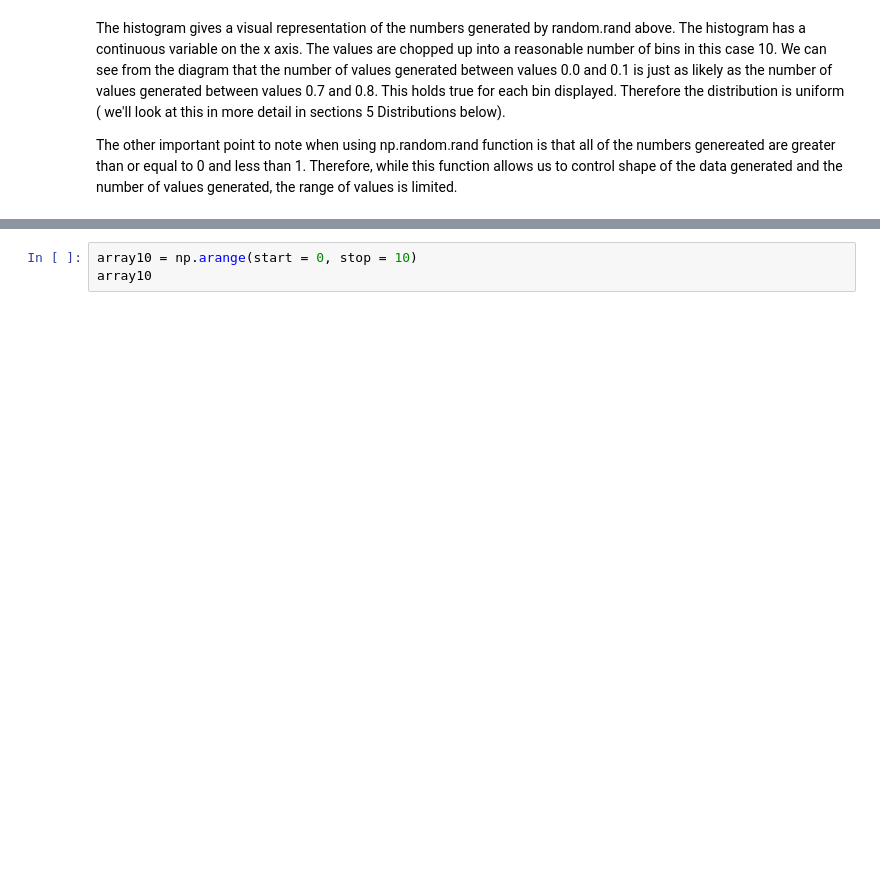
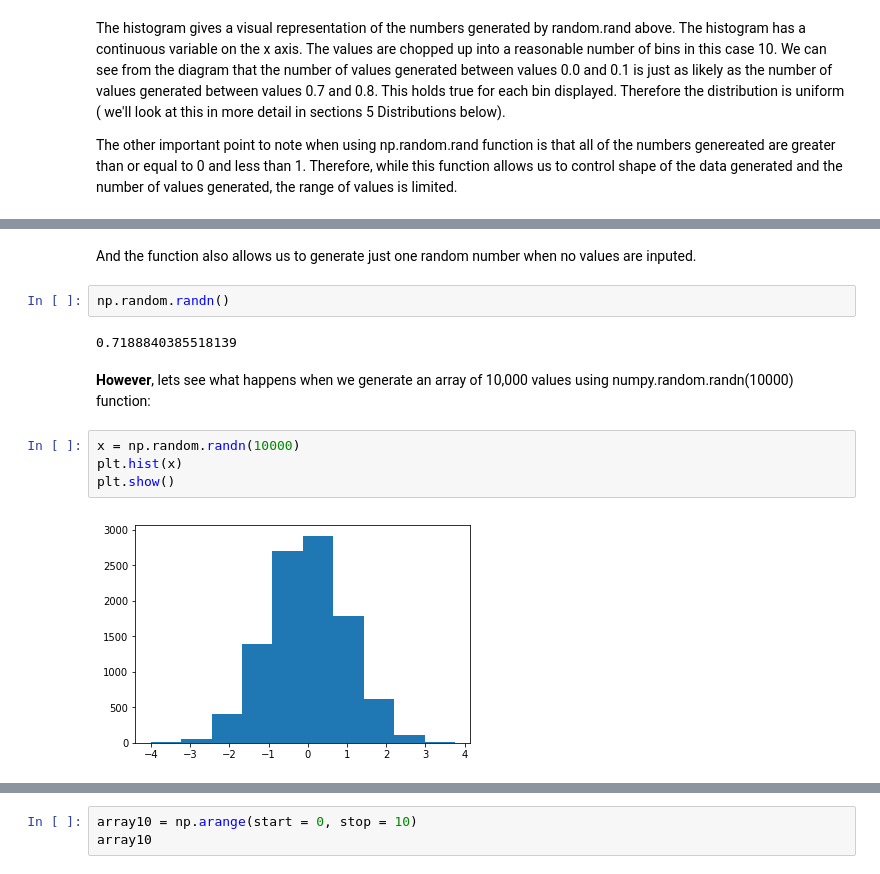
Before and after one commit to fionaoriordan/52465_19_np, a Jupyter notebook: numpy_random.ipynb, the cells around one changed output, grey strips where cells are left out. Saved outputs shown, nothing was run; the diff lists cells and outputs as text; blank space fills up the shorter version.

```diff
--- a/numpy_random.ipynb
+++ b/numpy_random.ipynb
@@ -135,0 +164,14 @@ The other important point to note when using np.random.rand function is that all
+# %% [markdown]
+And the function also allows us to generate just one random number when no values are inputed.
+# %%
+np.random.randn()
+# %% [output]
+0.7188840385518139
+# %% [markdown]
+**However**, lets see what happens when we generate an array of 10,000 values using numpy.random.randn(10000) function:
+# %%
+x = np.random.randn(10000)
+plt.hist(x)
+plt.show()
+# %% [output]
+[figure, added]
```
Also changed, not shown: parts of 29 cells of this notebook.
